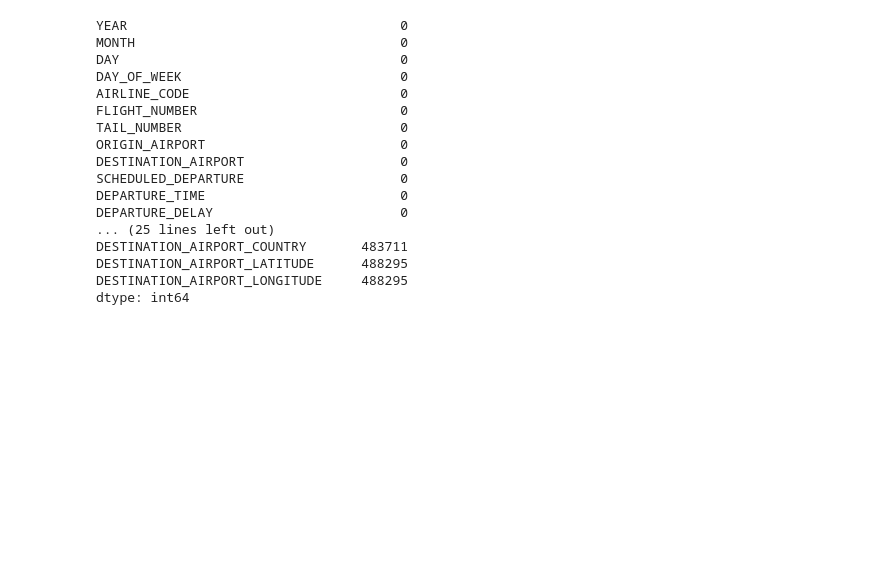
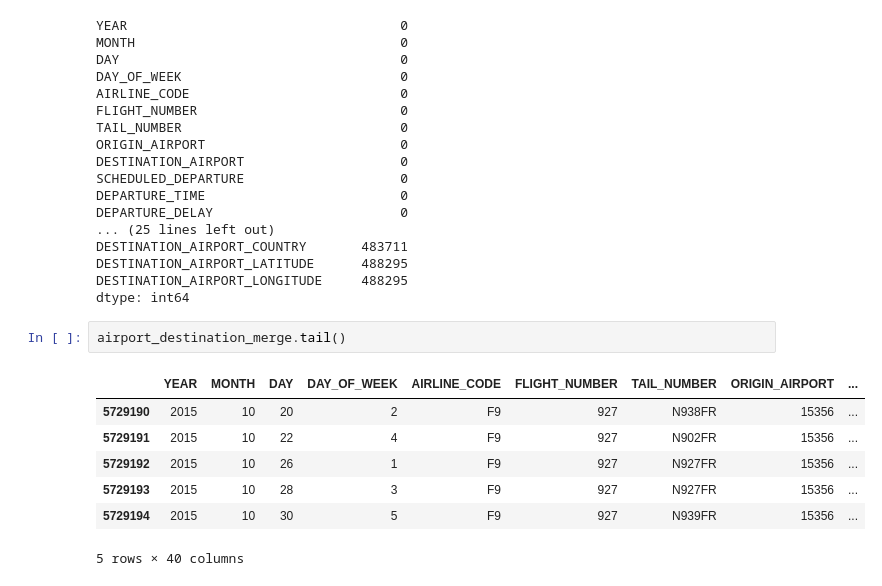
Before and after one commit to PaulienLuhulima/ML4, a Jupyter notebook: Groepsopdracht.ipynb, the cells around one changed output. Drawn from its saved outputs; the diff is of its cells as text; blank space fills up the shorter version.

```diff
--- a/Groepsopdracht.ipynb
+++ b/Groepsopdracht.ipynb
@@ -196,3 +196,13 @@ DESTINATION_AIRPORT_COUNTRY       483711
 DESTINATION_AIRPORT_LATITUDE      488295
 DESTINATION_AIRPORT_LONGITUDE     488295
 dtype: int64
+# %%
+airport_destination_merge.tail()
+# %% [output]
+|  | YEAR | MONTH | DAY | DAY_OF_WEEK | AIRLINE_CODE | FLIGHT_NUMBER | TAIL_NUMBER | ORIGIN_AIRPORT | ... |
+| 5729190 | 2015 | 10 | 20 | 2 | F9 | 927 | N938FR | 15356 | ... |
+| 5729191 | 2015 | 10 | 22 | 4 | F9 | 927 | N902FR | 15356 | ... |
+| 5729192 | 2015 | 10 | 26 | 1 | F9 | 927 | N927FR | 15356 | ... |
+| 5729193 | 2015 | 10 | 28 | 3 | F9 | 927 | N927FR | 15356 | ... |
+| 5729194 | 2015 | 10 | 30 | 5 | F9 | 927 | N939FR | 15356 | ... |
+5 rows × 40 columns
```
Also changed, not shown: parts of 17 cells of this notebook.
